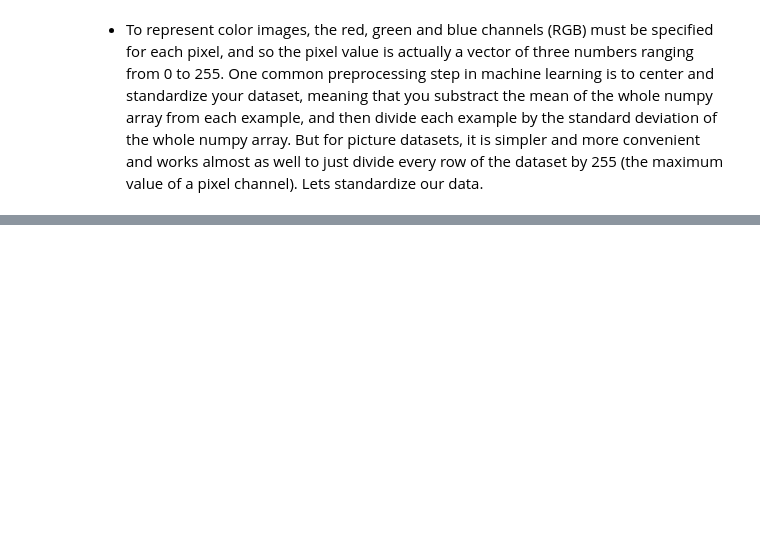
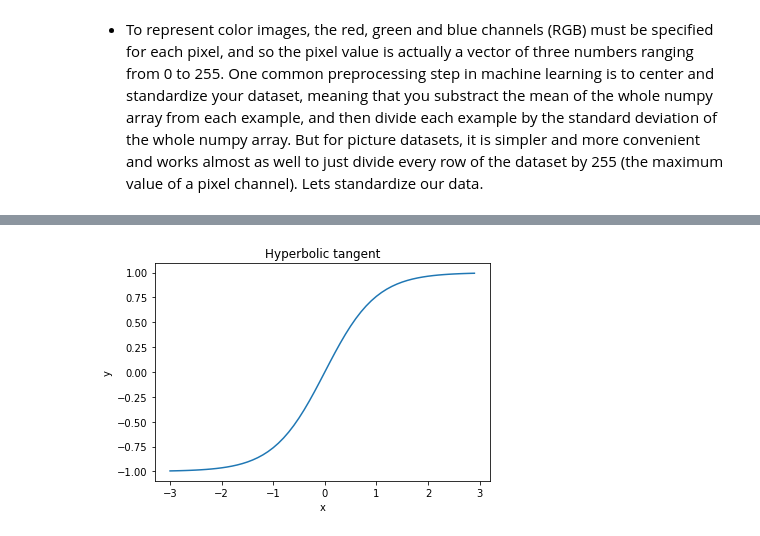
Before and after one commit to andrijazz/learn, a Jupyter notebook: deeplearning/notes/deeplearning-1.ipynb, the cells around one changed output, grey strips where cells are left out. Drawn from its saved outputs; the diff is of its cells as text; code cells hidden in the pictures; blank space fills up the shorter version.

```diff
--- a/deeplearning/notes/deeplearning-1.ipynb
+++ b/deeplearning/notes/deeplearning-1.ipynb
@@ -170,0 +190,15 @@ One common preprocessing step in machine learning is to center and standardize y
+# %%
+import matplotlib.pyplot as plt
+import numpy as np
+
+x = np.arange(-3, 3, 0.1, dtype = float)
+y = np.tanh(x)
+plt.plot(x, y)
+
+plt.xlabel('x')
+plt.ylabel('y')
+plt.title('Hyperbolic tangent')
+plt.savefig("../plots/tanh.png")
+plt.show()
+# %% [output]
+[figure, added]
```
Also changed, not shown: parts of 16 cells of this notebook, 6 other files.
